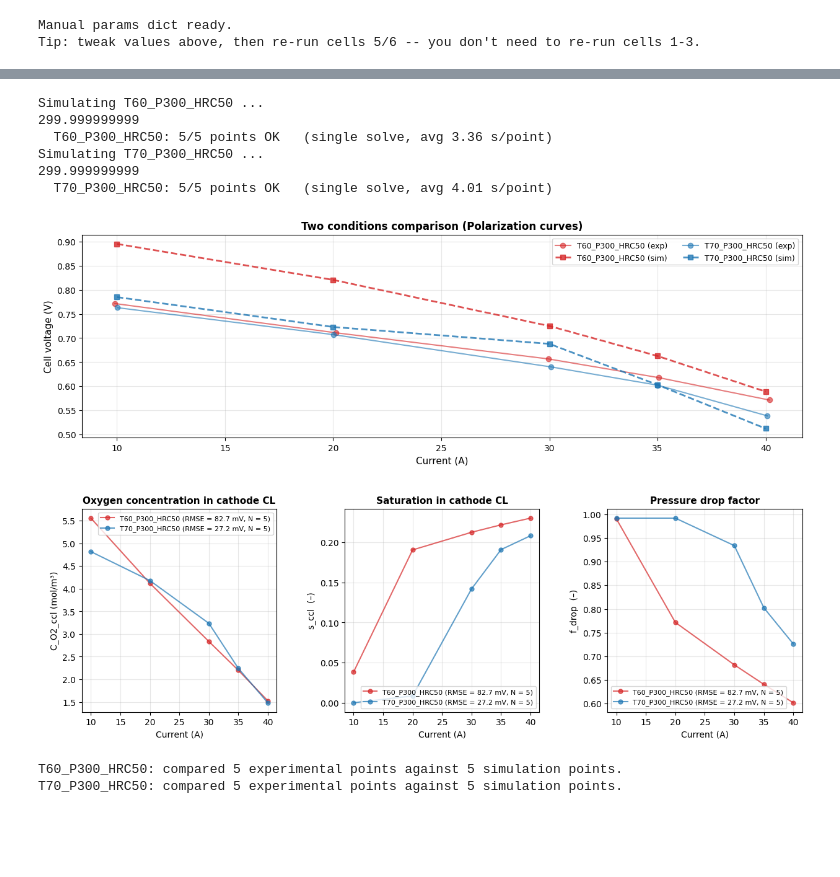
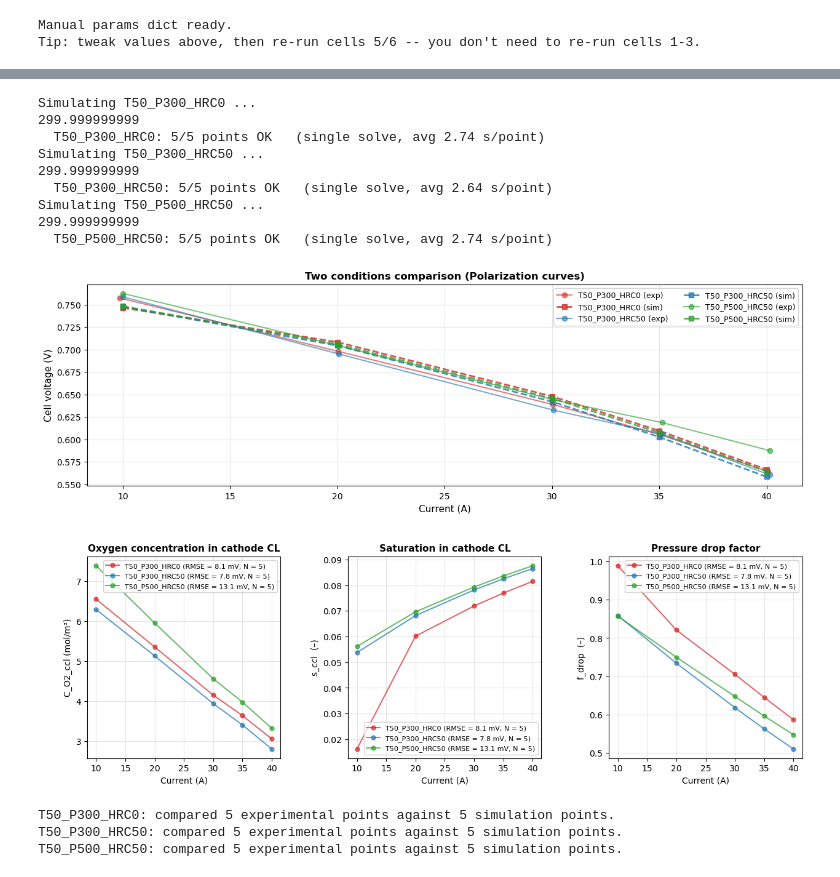
Before and after one commit to YuKwanH/DS-AlphaPEM, a Jupyter notebook: simulation/parameter calibration/dynamic model/manual_polar.ipynb, the cells around one changed output, grey strips where cells are left out. Drawn from its saved outputs; the diff is of its cells as text; code cells hidden in the pictures; blank space fills up the shorter version.

```diff
--- a/simulation/parameter calibration/dynamic model/manual_polar.ipynb
+++ b/simulation/parameter calibration/dynamic model/manual_polar.ipynb
@@ -48,40 +48,23 @@ plt.show()
 # %% [output]
 [figure]
 # %%
-# ---- Cell 4: Setup the undetermined parameters ----
-#
-# All 15 entries below are the best_params exported from the GUI's
-# Calibration page after the 50-trial, transient (PEMFC + BDF) run against
-# Polarization data — file `2026-07-01T11-43_export.csv`. This is a full
-# parameter sweep (every entry was in PARAMS_TO_FIT), so nothing here is
-# hand-tuned any more.
-#
-# To refresh with a newer calibration:
-#   * open the Calibration page in the GUI, run a calibration, click the
-#     export/copy button under "Best parameters", and paste the new CSV
-#     into a file, OR
-#   * re-run `python calibration.py` (with SAVE_RESULT=True) and copy
-#     the values from `calibration_result.json`.
-#
-# The GUI's transient calibration (Dynamic + Aux off + BDF) evaluates the
-# exact same PEMFC transient model as this notebook, so with the same
-# numeric values the polarization curves must match.
+# ---- Cell 4: Setup the undetermined parameters ---
 manual_params = {
-    "OCV":          0.9919379835702692,     # V        open-circuit voltage
+    "OCV":          0.80379835702692,     # V        open-circuit voltage
     "i0_c_ref":     0.44500462644885697,    # A/m^2    cathode exchange current density (ref)
-    "kappa_c":      2.8147526233431135,     # -        O2 reaction order
-    "epsilon_mc":   0.47233517181586926,    # -        ionomer fraction in micro CL
+    "kappa_c":      0.8147526233431135,     # -        O2 reaction order
+    "epsilon_mc":   0.42233517181586926,    # -        ionomer fraction in micro CL
     "epsilon_c":    0.12278001453740726,    # -        cathode ionomer fraction
-    "epsilon_cl":   0.4490759763619542,     # -        catalyst-layer porosity
+    "epsilon_cl":   0.1490759763619542,     # -        catalyst-layer porosity
     "Hcl":          1.0281156106032969e-05, # m        catalyst-layer thickness
-    "Hgdl":         0.00027562518550491974, # m        GDL thickness
-    "e":            5,                      # -        Bruggeman exponent (discrete)
-    "tau":          2.2789574546285536,     # -        GDL tortuosity exponent
+    "Hgdl":         0.00023562518550491974, # m        GDL thickness
+    "e":            3,                      # -        Bruggeman exponent (discrete)
+    "tau":          1.12789574546285536,     # -        GDL tortuosity exponent
     "Re":           2.081592241675901e-06,  # Ohm.m^2  electronic resistance
-    "epsilon_gdl":  0.6422197300301392,     # -        GDL porosity
-    "a_slim":       0.16338411791093982,    # -        saturation-switch slope
-    "b_slim":       0.20255510316911263,    # -        saturation-switch intercept
-    "a_switch":     0.09326886381432659,    # -        saturation-switch threshold
+    "epsilon_gdl":  0.552197300301392,     # -        GDL porosity
+    "a_slim":       0.03338411791093982,    # -        saturation-switch slope
+    "b_slim":       0.105510316911263,    # -        saturation-switch intercept
+    "a_switch":     0.08326886381432659,    # -        saturation-switch threshold
 }
 
 dwell_polar = 60.0  # seconds held at each current level
@@ -315,6 +298,6 @@ RMSE on 5 points: 80.9 mV
 # %%
 # ---- Cell 7: Plot two-condition fit with internal states overlaid ----
-CHOSEN_2 = ["T60_P300_HRC50", "T70_P300_HRC50"]
+CHOSEN_2 = ["T50_P300_HRC0", "T50_P300_HRC50", "T50_P500_HRC50"]
 
 fig = plt.figure(figsize=(15, 10))
 gs  = gridspec.GridSpec(2, 3, figure=fig, hspace=0.35, wspace=0.35)
@@ -325,7 +308,7 @@ ax_fd    = fig.add_subplot(gs[1, 2])
 
 # Storage for all data
 all_results = {}
-colors = {"T60_P300_HRC50": "tab:red", "T70_P300_HRC50": "tab:blue"}
+colors = {"T50_P300_HRC0": "tab:red", "T50_P300_HRC50": "tab:blue", "T50_P500_HRC50": "tab:green"}
 
 # Simulate both conditions
 for cond_key in CHOSEN_2:
@@ -375,37 +358,41 @@ for cond_key, color in colors.items():
 
 # Format diagnostic plots
 ax_co2.set_ylabel("C_O2_ccl (mol/m³)", fontsize=10)
 ax_co2.set_xlabel("Current (A)", fontsize=10)
 ax_co2.set_title("Oxygen concentration in cathode CL", fontsize=11, fontweight="bold")
 ax_co2.grid(True, alpha=0.3)
 ax_co2.legend(fontsize=8, loc="best")
 
 ax_s.set_ylabel("s_ccl  (–)", fontsize=10)
 ax_s.set_xlabel("Current (A)", fontsize=10)
 ax_s.set_title("Saturation in cathode CL", fontsize=11, fontweight="bold")
 ax_s.grid(True, alpha=0.3)
 ax_s.legend(fontsize=8, loc="best")
 
 ax_fd.set_ylabel("f_drop  (–)", fontsize=10)
 ax_fd.set_xlabel("Current (A)", fontsize=10)
 ax_fd.set_title("Pressure drop factor", fontsize=11, fontweight="bold")
 ax_fd.grid(True, alpha=0.3)
 ax_fd.legend(fontsize=8, loc="best")
 
 plt.tight_layout()
 plt.show()
 
 for cond_key in CHOSEN_2:
     i_exp = all_results[cond_key]["i_exp"]
     i_sim = all_results[cond_key]["i_sim"]
     print(f"{cond_key}: compared {len(i_exp)} experimental points against {len(i_sim)} simulation points.")
 # %% [output]
-Simulating T60_P300_HRC50 ...
+Simulating T50_P300_HRC0 ...
 299.999999999
-  T60_P300_HRC50: 5/5 points OK   (single solve, avg 3.36 s/point)
-Simulating T70_P300_HRC50 ...
+  T50_P300_HRC0: 5/5 points OK   (single solve, avg 2.74 s/point)
+Simulating T50_P300_HRC50 ...
 299.999999999
-  T70_P300_HRC50: 5/5 points OK   (single solve, avg 4.01 s/point)
+  T50_P300_HRC50: 5/5 points OK   (single solve, avg 2.64 s/point)
+Simulating T50_P500_HRC50 ...
+299.999999999
+  T50_P500_HRC50: 5/5 points OK   (single solve, avg 2.74 s/point)
-[figure, old version]
+[figure, new version]
-T60_P300_HRC50: compared 5 experimental points against 5 simulation points.
-T70_P300_HRC50: compared 5 experimental points against 5 simulation points.
+T50_P300_HRC0: compared 5 experimental points against 5 simulation points.
+T50_P300_HRC50: compared 5 experimental points against 5 simulation points.
+T50_P500_HRC50: compared 5 experimental points against 5 simulation points.
```
Also changed, not shown: parts of 3 cells of this notebook, 7 other files.
